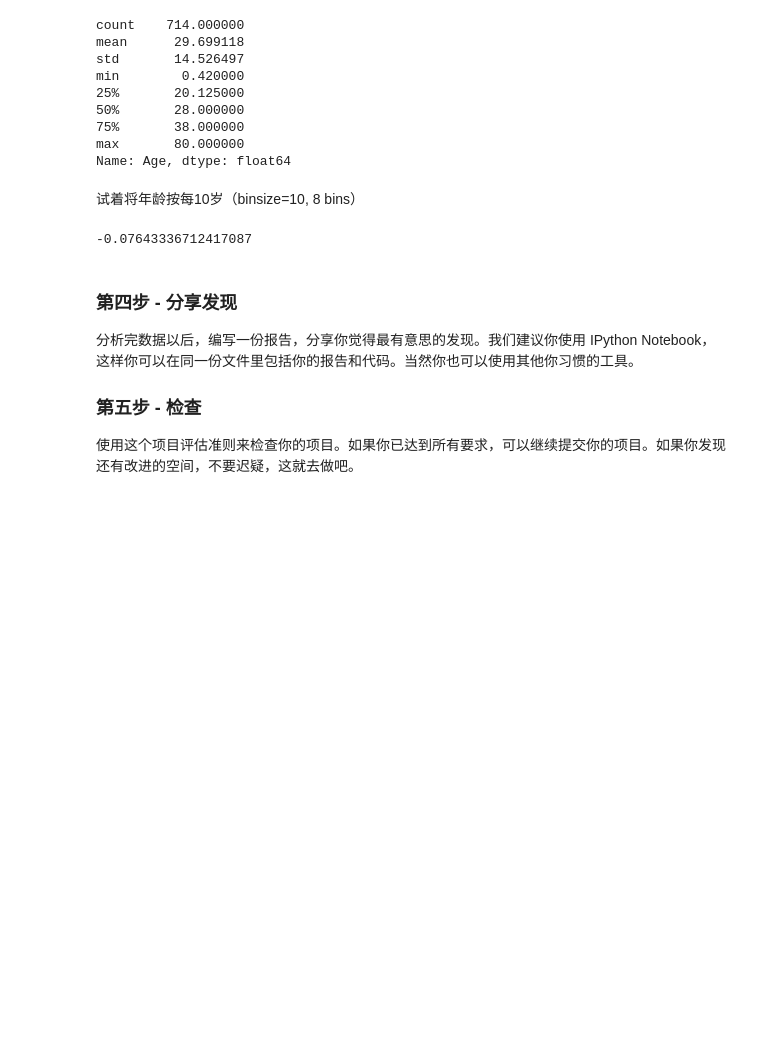
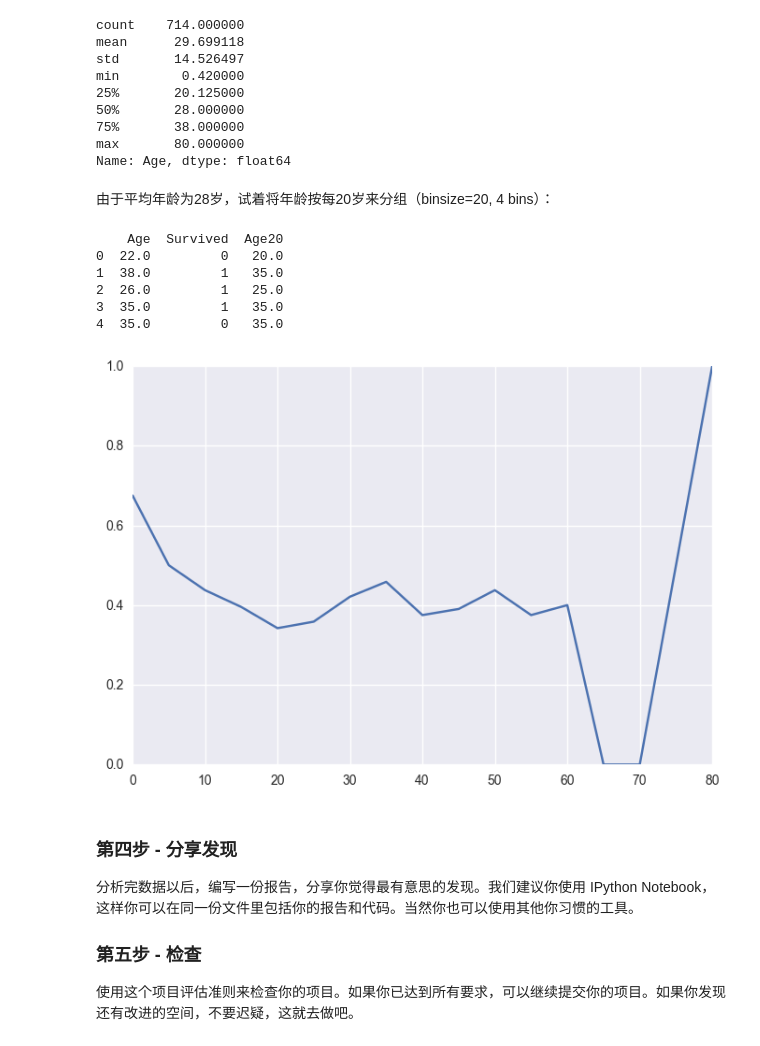
Before and after one commit to deCHN/DA-P2, a Jupyter notebook: titanic_data_explore.ipynb, the cells around one changed output. Saved outputs shown, nothing was run; the diff lists cells and outputs as text; code cells hidden in the pictures; blank space fills up the shorter version.

```diff
--- a/titanic_data_explore.ipynb
+++ b/titanic_data_explore.ipynb
@@ -199,16 +201,27 @@ min        0.420000
 75%       38.000000
 max       80.000000
 Name: Age, dtype: float64
-# %% [markdown]
-试着将年龄按每10岁（binsize=10, 8 bins）
+# %% [markdown]
+由于平均年龄为28岁，试着将年龄按每20岁来分组（binsize=20, 4 bins）：
 # %%
 import math
 df2 = df.loc[:,['Age', 'Survived']].dropna()
-age = df2['Age'].apply(lambda n: math.floor(n/10)*10)
+binsize = 5
+df2['Age20'] = df2.Age.apply(lambda n: math.floor(n/binsize)*binsize)
+print df2.head()
+byAge20 = df2.groupby(['Age20'])
+plt.plot(byAge20.Survived.sum().div(byAge20.size()))
+plt.show()
 
-myCorr(df2['Survived'], age)
+#myCorr(df2['Survived'], age)
 # %% [output]
--0.07643336712417087
+    Age  Survived  Age20
+0  22.0         0   20.0
+1  38.0         1   35.0
+2  26.0         1   25.0
+3  35.0         1   35.0
+4  35.0         0   35.0
+[figure, added]
 # %%
 #byAge = df.dropna().groupby(['Age'])
 #byAge.size()
```
Also changed, not shown: parts of 8 cells of this notebook.
